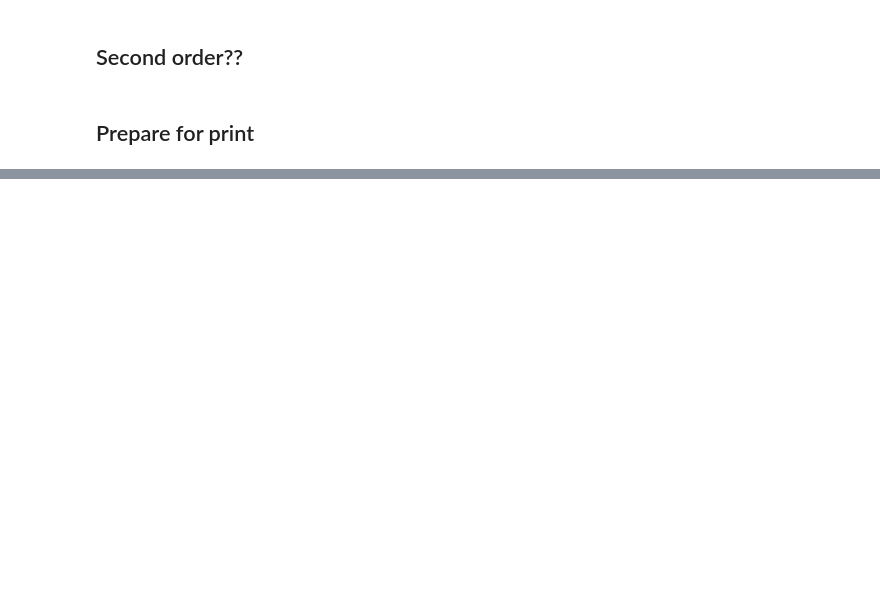
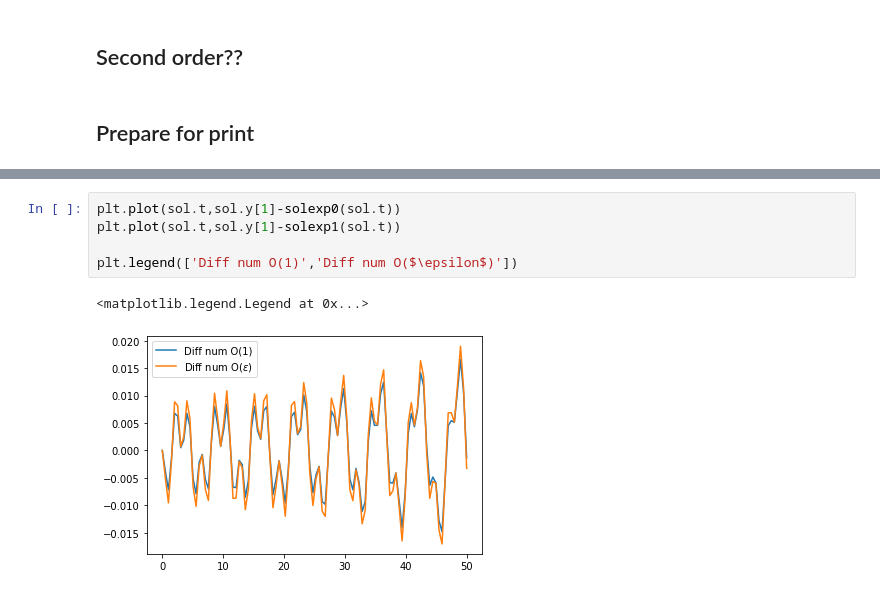
Before and after one commit to galendal/MAT230git, a Jupyter notebook: Linstedt-Poincare.ipynb, the cells around one changed output, grey strips where cells are left out. Cells and saved outputs as stored; diff of their text form; blank space fills up the shorter version.

```diff
--- a/Linstedt-Poincare.ipynb
+++ b/Linstedt-Poincare.ipynb
@@ -140 +191,9 @@ sol = solve_ivp(rhs, [0,10],[0,1],args=([eps]))
+# %%
+plt.plot(sol.t,sol.y[1]-solexp0(sol.t))
+plt.plot(sol.t,sol.y[1]-solexp1(sol.t))
+
+plt.legend(['Diff num O(1)','Diff num O($\epsilon$)'])
+# %% [output]
+<matplotlib.legend.Legend at 0x...>
+[figure, added]
 # %%
```
Also changed, not shown: parts of 43 cells of this notebook, 1 other file.
